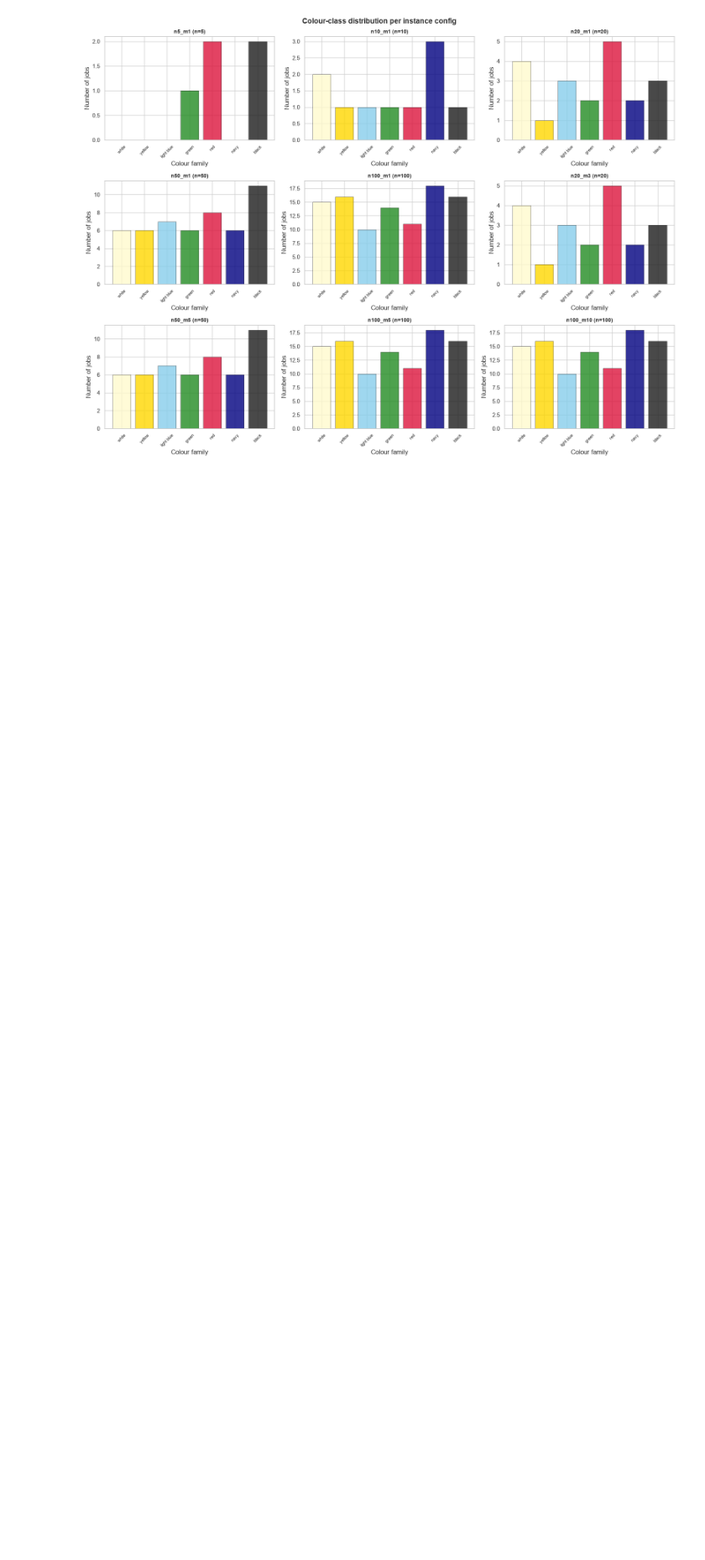
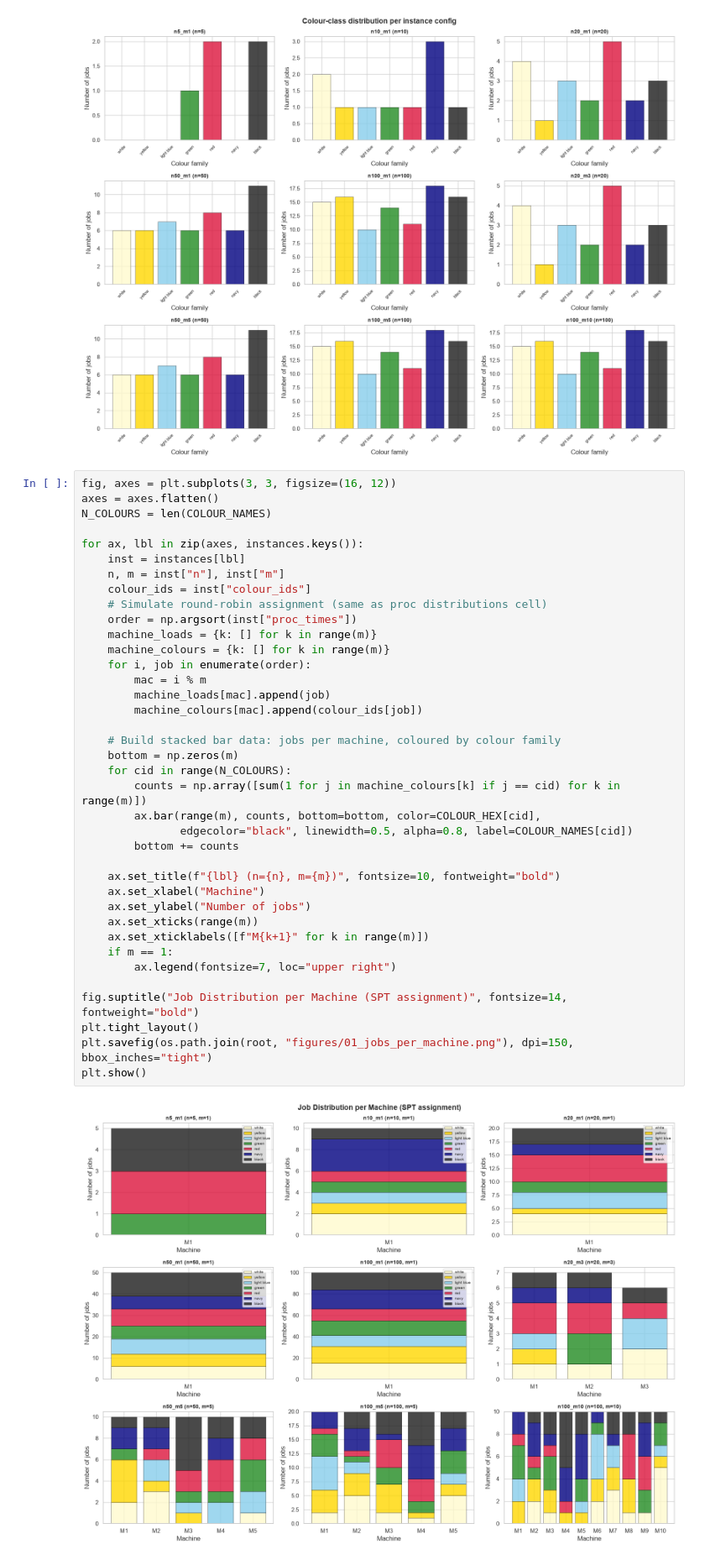
Before and after one commit to Gogula11/Dissertation, a Jupyter notebook: notebooks/01_exploration.ipynb, the cells around one changed output. Shown at 84% size. Saved outputs shown, nothing was run; the diff lists cells and outputs as text; blank space fills up the shorter version.

Commit message:
feat: add formula callouts to flow chart, jobs-per-machine figure, rebuild docx

```diff
--- a/notebooks/01_exploration.ipynb
+++ b/notebooks/01_exploration.ipynb
@@ -259,6 +259,46 @@ plt.savefig(os.path.join(root, "figures/01_colour_distribution.png"), dpi=150, b
 plt.show()
 # %% [output]
 [figure]
+# %%
+fig, axes = plt.subplots(3, 3, figsize=(16, 12))
+axes = axes.flatten()
+N_COLOURS = len(COLOUR_NAMES)
+
+for ax, lbl in zip(axes, instances.keys()):
+    inst = instances[lbl]
+    n, m = inst["n"], inst["m"]
+    colour_ids = inst["colour_ids"]
+    # Simulate round-robin assignment (same as proc distributions cell)
+    order = np.argsort(inst["proc_times"])
+    machine_loads = {k: [] for k in range(m)}
+    machine_colours = {k: [] for k in range(m)}
+    for i, job in enumerate(order):
+        mac = i % m
+        machine_loads[mac].append(job)
+        machine_colours[mac].append(colour_ids[job])
+
+    # Build stacked bar data: jobs per machine, coloured by colour family
+    bottom = np.zeros(m)
+    for cid in range(N_COLOURS):
+        counts = np.array([sum(1 for j in machine_colours[k] if j == cid) for k in range(m)])
+        ax.bar(range(m), counts, bottom=bottom, color=COLOUR_HEX[cid],
+               edgecolor="black", linewidth=0.5, alpha=0.8, label=COLOUR_NAMES[cid])
+        bottom += counts
+
+    ax.set_title(f"{lbl} (n={n}, m={m})", fontsize=10, fontweight="bold")
+    ax.set_xlabel("Machine")
+    ax.set_ylabel("Number of jobs")
+    ax.set_xticks(range(m))
+    ax.set_xticklabels([f"M{k+1}" for k in range(m)])
+    if m == 1:
+        ax.legend(fontsize=7, loc="upper right")
+
+fig.suptitle("Job Distribution per Machine (SPT assignment)", fontsize=14, fontweight="bold")
+plt.tight_layout()
+plt.savefig(os.path.join(root, "figures/01_jobs_per_machine.png"), dpi=150, bbox_inches="tight")
+plt.show()
+# %% [output]
+[figure, added]
 # %% [markdown]
 ## Key Takeaways
 
```
Also changed, not shown: 6 other files.
